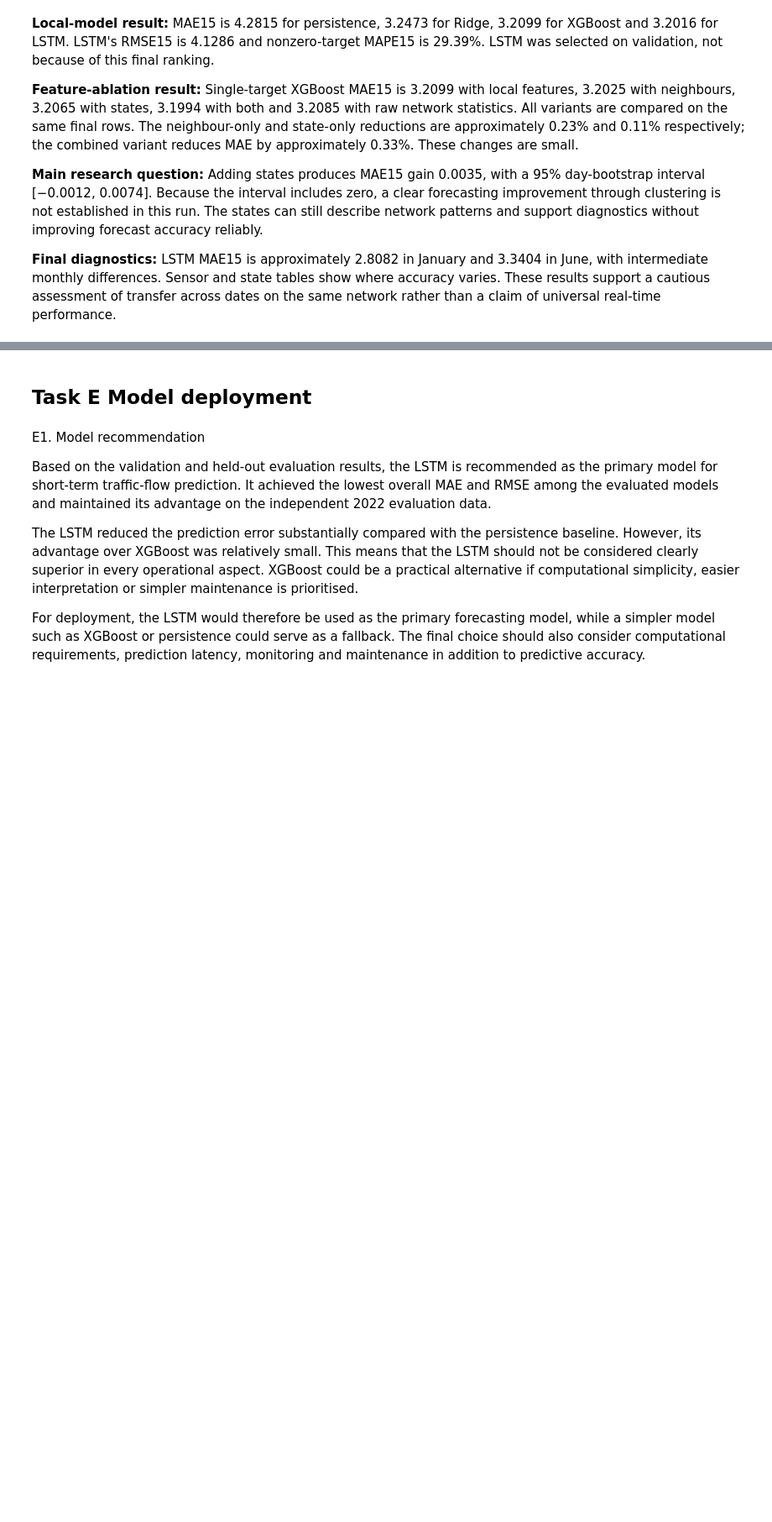
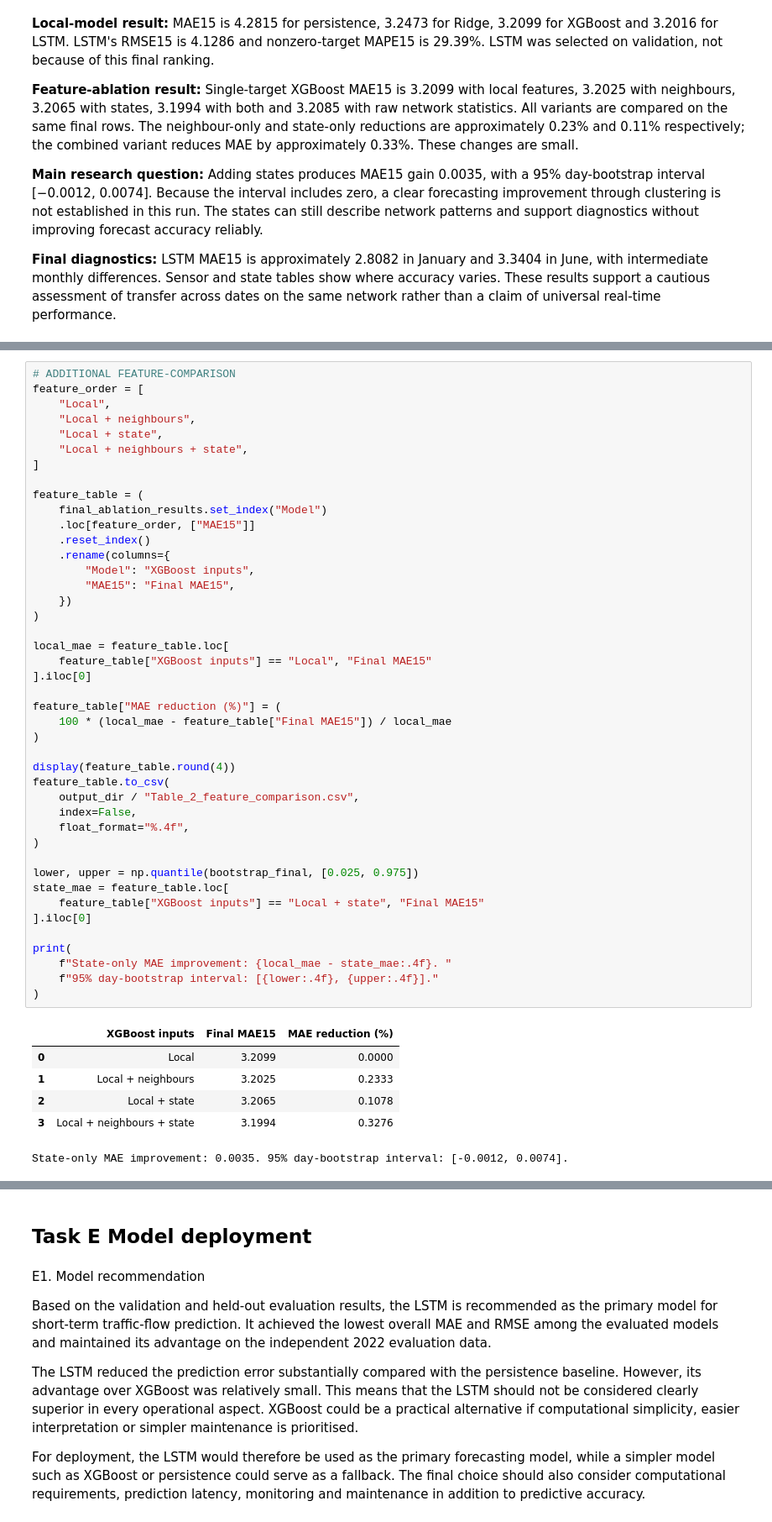
Before and after one commit to mariacastrom00/AI_exercises_MJCM, a Jupyter notebook: project_MariaCastro_ViktorLundvall.ipynb, the cells around one changed output, grey strips where cells are left out. Shown at 84% size. Saved outputs shown, nothing was run; the diff lists cells and outputs as text; blank space fills up the shorter version.

```diff
--- a/project_MariaCastro_ViktorLundvall.ipynb
+++ b/project_MariaCastro_ViktorLundvall.ipynb
@@ -4162,0 +4241,50 @@ Final state MAE15 gain: 0.003461168871760882 95% day-bootstrap interval: [-0.001
+# %%
+# ADDITIONAL FEATURE-COMPARISON
+feature_order = [
+    "Local",
+    "Local + neighbours",
+    "Local + state",
+    "Local + neighbours + state",
+]
+
+feature_table = (
+    final_ablation_results.set_index("Model")
+    .loc[feature_order, ["MAE15"]]
+    .reset_index()
+    .rename(columns={
+        "Model": "XGBoost inputs",
+        "MAE15": "Final MAE15",
+    })
+)
+
+local_mae = feature_table.loc[
+    feature_table["XGBoost inputs"] == "Local", "Final MAE15"
+].iloc[0]
+
+feature_table["MAE reduction (%)"] = (
+    100 * (local_mae - feature_table["Final MAE15"]) / local_mae
+)
+
+display(feature_table.round(4))
+feature_table.to_csv(
+    output_dir / "Table_2_feature_comparison.csv",
+    index=False,
+    float_format="%.4f",
+)
+
+lower, upper = np.quantile(bootstrap_final, [0.025, 0.975])
+state_mae = feature_table.loc[
+    feature_table["XGBoost inputs"] == "Local + state", "Final MAE15"
+].iloc[0]
+
+print(
+    f"State-only MAE improvement: {local_mae - state_mae:.4f}. "
+    f"95% day-bootstrap interval: [{lower:.4f}, {upper:.4f}]."
+)
+# %% [output]
+|  | XGBoost inputs | Final MAE15 | MAE reduction (%) |
+| 0 | Local | 3.2099 | 0.0000 |
+| 1 | Local + neighbours | 3.2025 | 0.2333 |
+| 2 | Local + state | 3.2065 | 0.1078 |
+| 3 | Local + neighbours + state | 3.1994 | 0.3276 |
+State-only MAE improvement: 0.0035. 95% day-bootstrap interval: [-0.0012, 0.0074].
```
Also changed, not shown: parts of 35 cells of this notebook.
